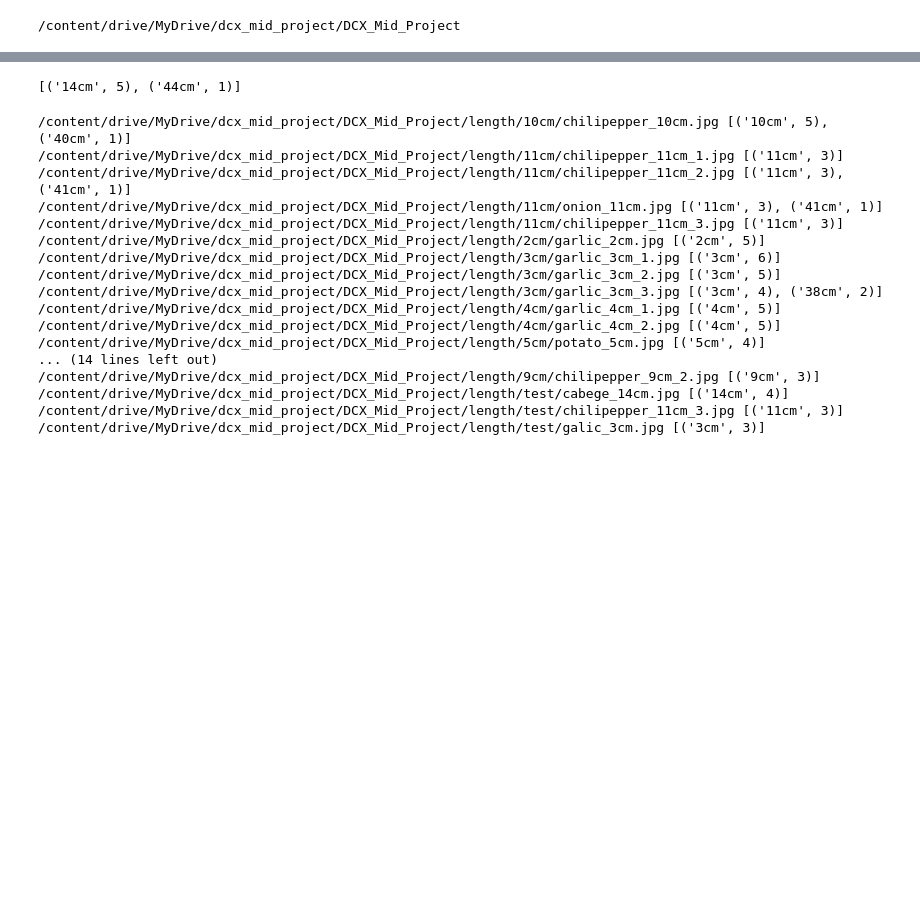
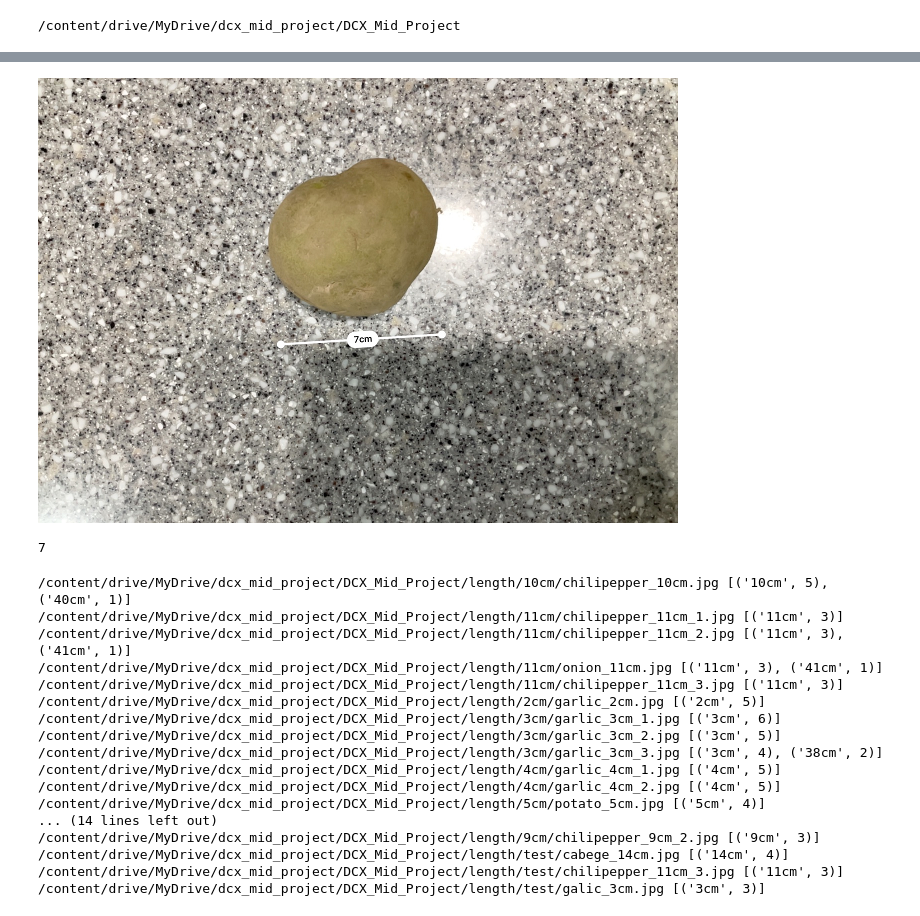
Before and after one commit to ppq0203/DCX_Mid_Project, a Jupyter notebook: colab_code/length_img_ocr.ipynb, the cells around one changed output, grey strips where cells are left out. Drawn from its saved outputs; the diff is of its cells as text; code cells hidden in the pictures; blank space fills up the shorter version.

```diff
--- a/colab_code/length_img_ocr.ipynb
+++ b/colab_code/length_img_ocr.ipynb
@@ -105 +109,8 @@ def length_from_image(img_url):
+# %%
+img = cv2.imread("/content/drive/MyDrive/dcx_mid_project/DCX_Mid_Project/length/test_img/po1.jpg")
+
+img = cv2.resize(img, None, fx=0.5, fy=0.5, interpolation=cv2.INTER_CUBIC)
+cv2_imshow(img)
+# %% [output]
+[figure, added]
 # %%
@@ -107,7 +118,7 @@ len_dict = length_from_image("/content/drive/MyDrive/dcx_mid_project/DCX_Mid_Pro
-# %%
-len_dict
-# %% [output]
-[('14cm', 5), ('44cm', 1)]
+# %%
+img_len
+# %% [output]
+7
 # %%
 import os
 dir_path = "/content/drive/MyDrive/dcx_mid_project/DCX_Mid_Project/length"
```
Also changed, not shown: parts of 3 cells of this notebook, 17 other files.
